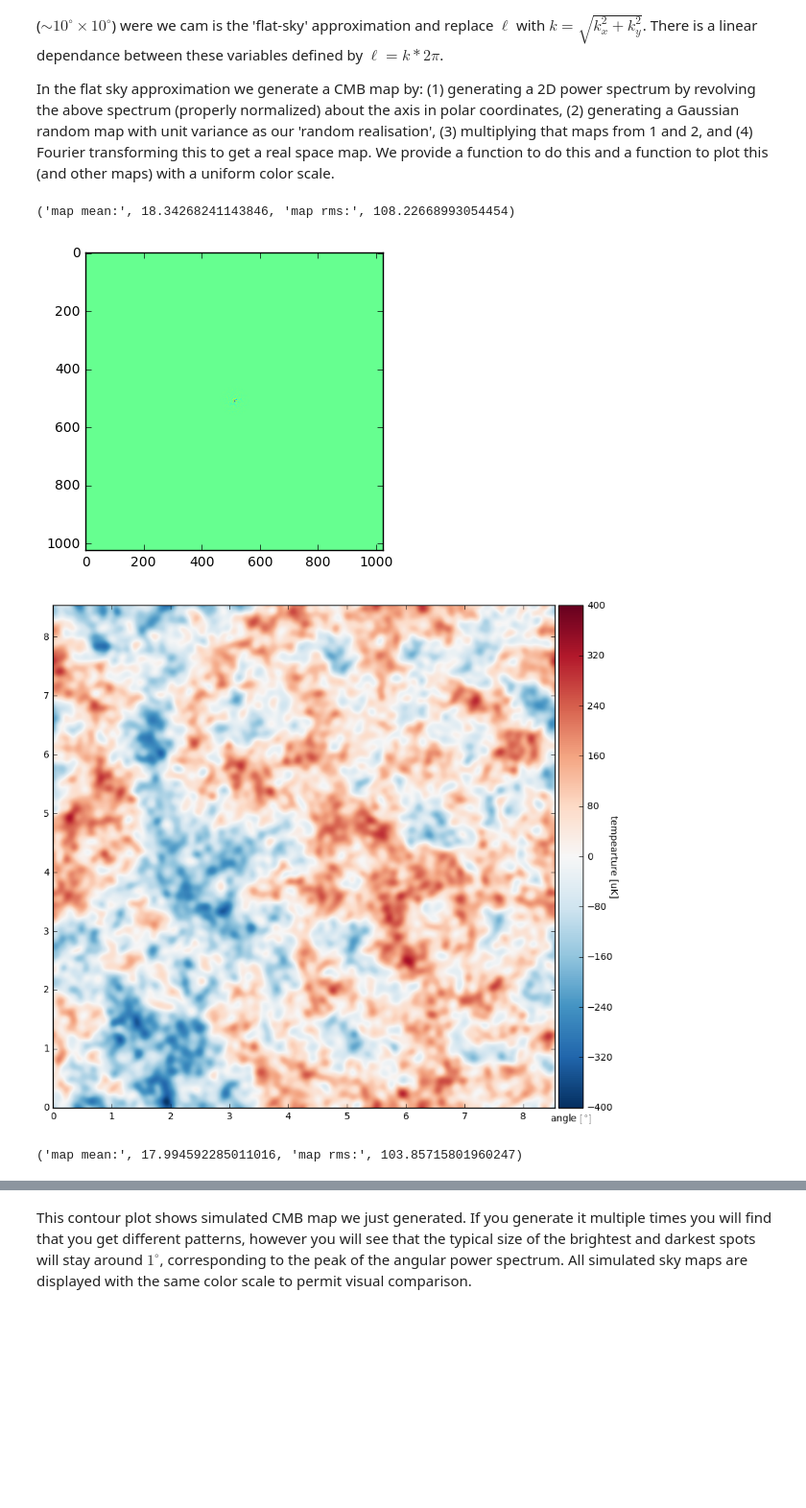
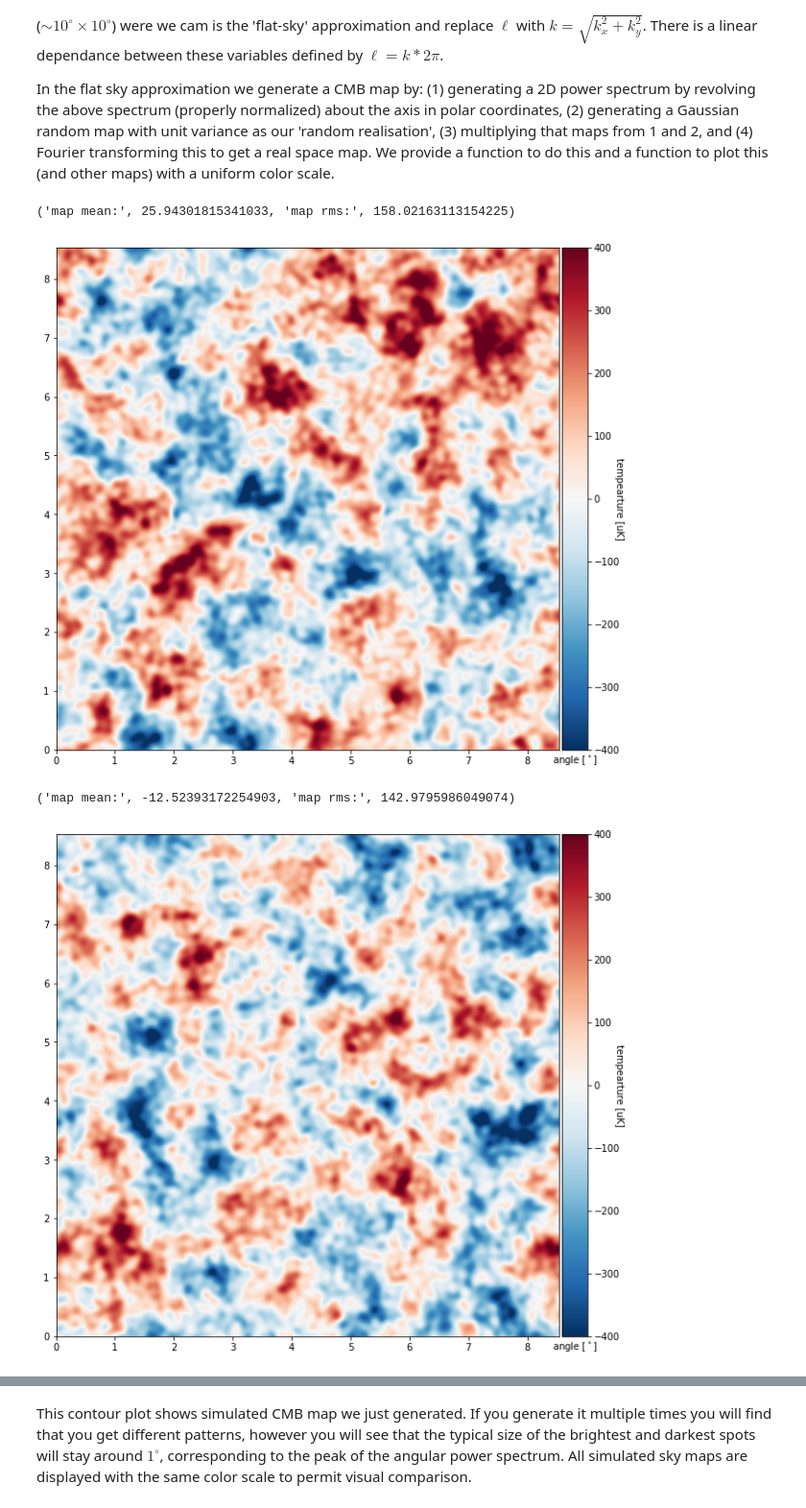
Before and after one commit to cpvargas/CosmoAndes, a Jupyter notebook: CosmoAndes_PartOne.ipynb, the cells around one changed output, grey strips where cells are left out. Shown at 96% size. Drawn from its saved outputs; the diff is of its cells as text; code cells hidden in the pictures; blank space fills up the shorter version.

```diff
--- a/CosmoAndes_PartOne.ipynb
+++ b/CosmoAndes_PartOne.ipynb
@@ -72,0 +78,11 @@ This plot is the angular power spectrum of the CMB temperature anisotropies.  It
+# %%
+# your code and plots go here
+
+ell, DlTT = np.loadtxt("camb_73434134_scalcls.dat", usecols=(0, 1), unpack=True)
+ell2, DlTT2 = np.loadtxt("CAMB_fiducial_cosmo_scalCls.dat", usecols=(0, 1), unpack=True)
+plt.plot(ell,DlTT,label = "CAMB H0=65 No CDM")
+plt.plot(ell2,DlTT2,label = "CAMB fiducial cosmo")
+plt.ylabel('$D_{\ell}$ [$\mu$K$^2$]')
+plt.xlabel('$\ell$')
+plt.legend()
+plt.show()
@@ -93,7 +113,7 @@ Y_width = N*pix_size/60.  # vertical map width in degrees
 def make_CMB_T_map(N,pix_size,ell,DlTT):
     "makes a realization of a simulated CMB sky map given an input DlTT as a function of ell,"
     "the pixel size (pix_size) required and the number N of pixels in the linear dimension."
-    np.random.seed(100)
+    #np.random.seed(100)
     # convert Dl to Cl
     ClTT = DlTT * 2 * np.pi / (ell*(ell+1.))
     ClTT[0] = 0. # set the monopole and the dipole of the Cl spectrum to zero
@@ -127,8 +147,10 @@ def make_CMB_T_map(N,pix_size,ell,DlTT):
     random_array_for_T = np.random.normal(0,1,(N,N))
     FT_random_array_for_T = np.fft.fft2(random_array_for_T)   # take FFT since we are in Fourier space
 
+    #FT_random_array_for_T = FT_random_array_for_T/np.abs(FT_random_array_for_T)
+
     FT_2d = np.sqrt(CLTT2d) * FT_random_array_for_T # we take the sqrt since the power spectrum is T^2
-    plt.imshow(np.real(FT_2d))
+    #lt.imshow(np.real(FT_2d))
 
 
     ## make a plot of the 2D cmb simulated map in Fourier space, note the x and y axis labels need to be fixed
@@ -143,40 +165,46 @@ def make_CMB_T_map(N,pix_size,ell,DlTT):
 
     ## return the map
     return(CMB_T)
   ###############################
 
 def Plot_CMB_Map(Map_to_Plot,c_min,c_max,X_width,Y_width):
     from mpl_toolkits.axes_grid1 import make_axes_locatable
     print("map mean:",np.mean(Map_to_Plot),"map rms:",np.std(Map_to_Plot))
     plt.figure(figsize=(10,10))
     im = plt.imshow(Map_to_Plot, interpolation='bilinear', origin='lower',cmap=cm.RdBu_r)
     im.set_clim(c_min,c_max)
     ax=plt.gca()
     divider = make_axes_locatable(ax)
     cax = divider.append_axes("right", size="5%", pad=0.05)
 
     cbar = plt.colorbar(im, cax=cax)
     #cbar = plt.colorbar()
     im.set_extent([0,X_width,0,Y_width])
     plt.ylabel('angle $[^\circ]$')
     plt.xlabel('angle $[^\circ]$')
     cbar.set_label('tempearture [uK]', rotation=270)
 
     plt.show()
     return(0)
   ###############################
 
-## make a CMB T map
+# make a CMB T map
 CMB_T = make_CMB_T_map(N,pix_size,ell,DlTT)
 p = Plot_CMB_Map(CMB_T,c_min,c_max,X_width,Y_width)
-plt.savefig('cmb1.png')
-plt.clf()
+CMB_T = make_CMB_T_map(N,pix_size,ell,DlTT)
+p = Plot_CMB_Map(CMB_T,c_min,c_max,X_width,Y_width)
+CMB_T = make_CMB_T_map(N,pix_size,ell,DlTT)
+p = Plot_CMB_Map(CMB_T,c_min,c_max,X_width,Y_width)
+CMB_T = make_CMB_T_map(N,pix_size,ell,DlTT)
+p = Plot_CMB_Map(CMB_T,c_min,c_max,X_width,Y_width)
+#plt.savefig('cmb1.png')
+#plt.clf()
 
-CMB_T2 = make_CMB_T_map(N,pix_size,ell2,DlTT2)
-p = Plot_CMB_Map(CMB_T2,c_min,c_max,X_width,Y_width)
-plt.savefig('cmb2.png')
+#CMB_T2 = make_CMB_T_map(N,pix_size,ell2,DlTT2)
+#p = Plot_CMB_Map(CMB_T2,c_min,c_max,X_width,Y_width)
+#plt.savefig('cmb2.png')
 # %% [output]
-('map mean:', 18.34268241143846, 'map rms:', 108.22668993054454)
+('map mean:', 25.94301815341033, 'map rms:', 158.02163113154225)
-[figure, old version]
+[figure, new version]
+('map mean:', -12.52393172254903, 'map rms:', 142.9795986049074)
-[figure, old version]
+[figure, new version]
-('map mean:', 17.994592285011016, 'map rms:', 103.85715801960247)
```
Also changed, not shown: parts of 36 cells of this notebook, 6 other files.
